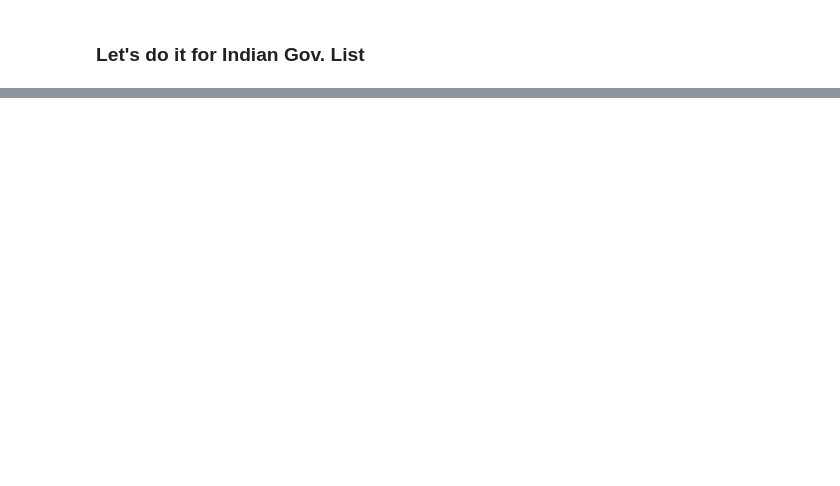
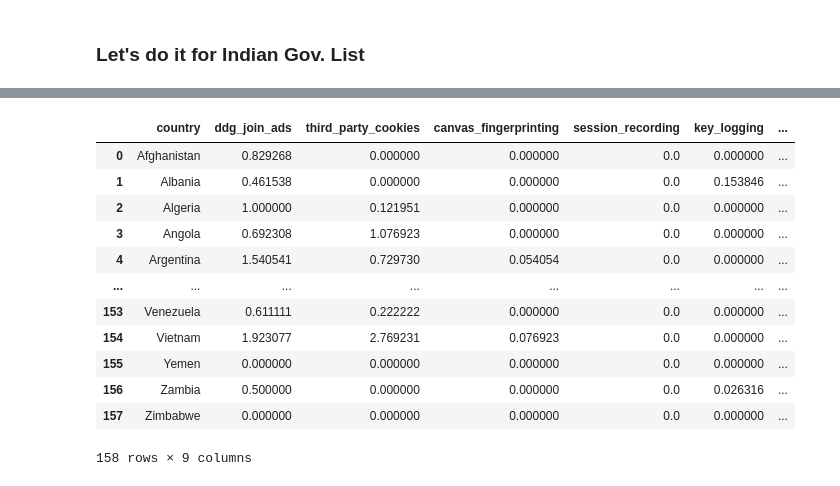
Before and after one commit to themains/private_gov, a Jupyter notebook: scripts/05_combine_analyze.ipynb, the cells around one changed output, grey strips where cells are left out. Cells and saved outputs as stored; diff of their text form; code cells hidden in the pictures; blank space fills up the shorter version.

```diff
--- a/scripts/05_combine_analyze.ipynb
+++ b/scripts/05_combine_analyze.ipynb
@@ -223,0 +237,3 @@ FileNotFoundError: [Errno 2] No such file or directory: 'privacy_scraper/in_blac
+# %%
+ccgov_blacklight_df = pd.DataFrame(process_json_files("../data/cc_blacklight_json"))
+ccgov_blacklight_df.shape
@@ -223,0 +271,3 @@ FileNotFoundError: [Errno 2] No such file or directory: 'privacy_scraper/in_blac
+# %%
+cc_samp = pd.read_csv("../data/common_crawl_sample.csv")
+cc_samp.head()
@@ -223,0 +311,18 @@ FileNotFoundError: [Errno 2] No such file or directory: 'privacy_scraper/in_blac
+# %%
+def sanitize_url(url):
+    """Convert URL to filename format using the exact sanitization function"""
+    if pd.isna(url):
+        return None
+    return url.replace("http://", "").replace("https://", "").replace("/", "_")
+# %%
+cc_samp['sanitized_url'] = cc_samp['url'].apply(sanitize_url)
+
+merged_df = pd.merge(
+        cc_samp,
+        ccgov_blacklight_df,
+        left_on='sanitized_url',
+        right_on='filename',
+        how='inner'
+    )
+
+merged_df.drop(columns=['sanitized_url', 'clean_filename'], errors='ignore')
@@ -223,0 +343,22 @@ FileNotFoundError: [Errno 2] No such file or directory: 'privacy_scraper/in_blac
+# %%
+cols_to_avg = [
+        "ddg_join_ads", "third_party_cookies", "canvas_fingerprinting",
+        "session_recording", "key_logging", "fb_pixel", "google_analytics"
+    ]
+country_means = merged_df.groupby("country")[cols_to_avg].mean()
+country_counts = merged_df.groupby("country").size().rename("count")
+country_means.join(country_counts).reset_index()
+# %% [output]
+|  | country | ddg_join_ads | third_party_cookies | canvas_fingerprinting | session_recording | key_logging | ... |
+| 0 | Afghanistan | 0.829268 | 0.000000 | 0.000000 | 0.0 | 0.000000 | ... |
+| 1 | Albania | 0.461538 | 0.000000 | 0.000000 | 0.0 | 0.153846 | ... |
+| 2 | Algeria | 1.000000 | 0.121951 | 0.000000 | 0.0 | 0.000000 | ... |
+| 3 | Angola | 0.692308 | 1.076923 | 0.000000 | 0.0 | 0.000000 | ... |
+| 4 | Argentina | 1.540541 | 0.729730 | 0.054054 | 0.0 | 0.000000 | ... |
+| ... | ... | ... | ... | ... | ... | ... | ... |
+| 153 | Venezuela | 0.611111 | 0.222222 | 0.000000 | 0.0 | 0.000000 | ... |
+| 154 | Vietnam | 1.923077 | 2.769231 | 0.076923 | 0.0 | 0.000000 | ... |
+| 155 | Yemen | 0.000000 | 0.000000 | 0.000000 | 0.0 | 0.000000 | ... |
+| 156 | Zambia | 0.500000 | 0.000000 | 0.000000 | 0.0 | 0.026316 | ... |
+| 157 | Zimbabwe | 0.000000 | 0.000000 | 0.000000 | 0.0 | 0.000000 | ... |
+158 rows × 9 columns
```
Also changed, not shown: parts of 13 cells of this notebook.
